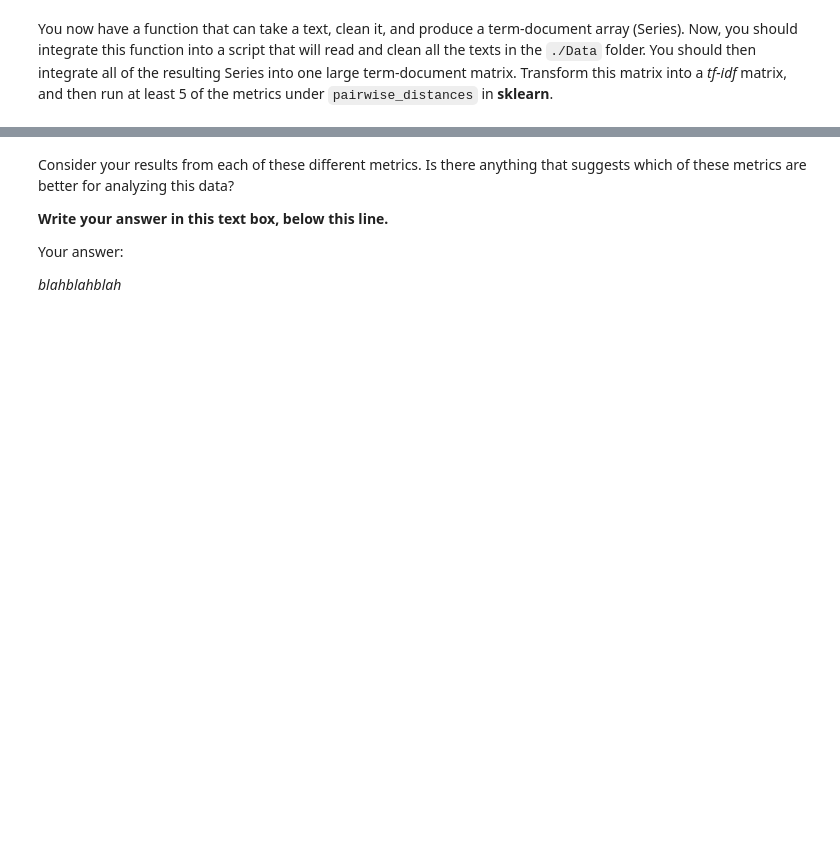
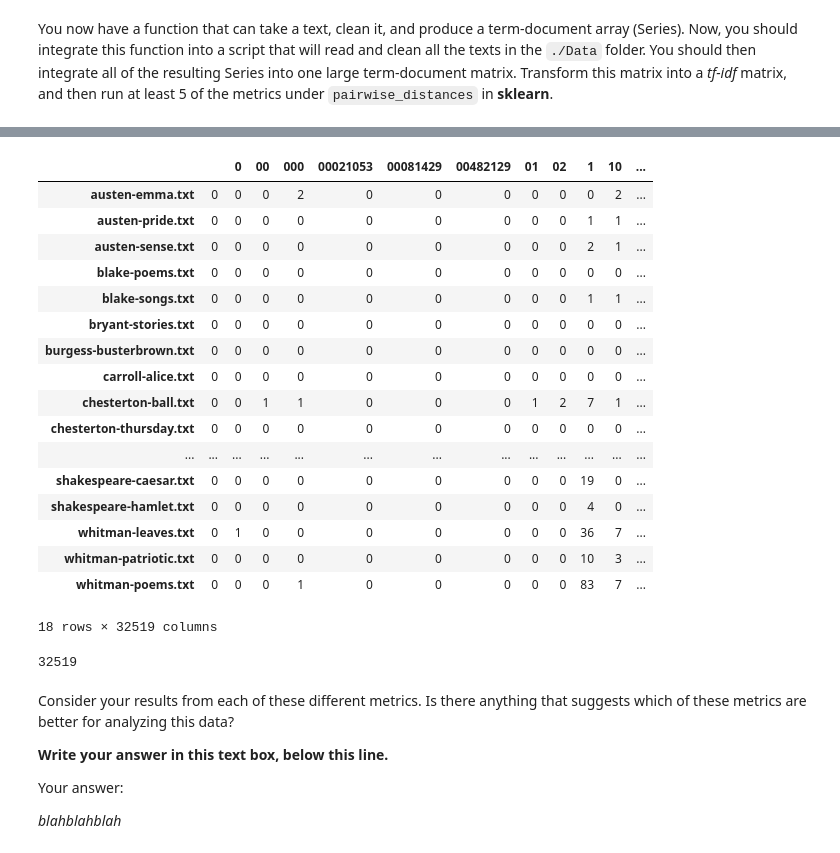
Before and after one commit to sonofmun/ESU-2014, a Jupyter notebook: Notebooks/1b - The Pandas Package.ipynb, the cells around one changed output, grey strips where cells are left out. Cells and saved outputs as stored; diff of their text form; code cells hidden in the pictures; blank space fills up the shorter version.

```diff
--- a/Notebooks/1b - The Pandas Package.ipynb
+++ b/Notebooks/1b - The Pandas Package.ipynb
@@ -40,10 +65,13 @@ __Quiz:__
 Below, write a short function that takes as its input a string of text and outputs a dictionary of word counts and a term-document Series.
 # %%
 sent2 = 'the bat hit the ball'
+from collections import Counter
+
 def td_Series(text):
     # insert your code here to create a count dictionary and a term-document vector for sent2
-
-    return d, s
+    counter = Counter(text.split())
+    return counter, pd.Series(counter)
 
 count_dict2, ser4 = td_Series(sent2)
 print(ser4)
+print(count_dict2)
@@ -142,6 +295,9 @@ Now its your turn.  There are many texts in the `Data` sub-directory in this dir
 # %%
 def split_txt(filename):
     # write your code here
+    with open(filename) as f:
+        my_file = f.read()
+    d, s = td_Series(my_file)
     return s
 
 emma_Series = split_txt('./Data/austen-emma.txt')
@@ -154,6 +333,14 @@ from string import punctuation
 import re
 def split_txt(filename):
     # write your code here
+    with open(filename, encoding = 'utf-8') as f:
+        my_file = f.read()
+    #lowercase here
+    my_file = my_file.lower()
+    #strip punctuation here
+    for c in punctuation:
+        my_file = my_file.replace(c, ' ')
+    d, s = td_Series(my_file)
     return s
 
 emma_Series = split_txt('./Data/austen-emma.txt')
@@ -168,0 +358,5 @@ print(len(problems))
+# %%
+series = {}
+for f in files:
+    split_txt(f)
+    series[f] = split_txt(f)
@@ -173,5 +409,36 @@ You now have a function that can take a text, clean it, and produce a term-docum
 # %%
 #Write your code here or in a separate .py file. __Make sure I know where to find your file!__
+from os import listdir
+
+texts = listdir('./Data')
+s_list = []
+for f in texts:
+    s_list.append(split_txt('/'.join(['./Data', f])))
+td_df = pd.DataFrame(s_list, index = texts).fillna(0)
+td_df
+# %% [output]
+|  |  | 0 | 00 | 000 | 00021053 | 00081429 | 00482129 | 01 | 02 | 1 | 10 | ... |
+| austen-emma.txt | 0 | 0 | 0 | 2 | 0 | 0 | 0 | 0 | 0 | 0 | 2 | ... |
+| austen-pride.txt | 0 | 0 | 0 | 0 | 0 | 0 | 0 | 0 | 0 | 1 | 1 | ... |
+| austen-sense.txt | 0 | 0 | 0 | 0 | 0 | 0 | 0 | 0 | 0 | 2 | 1 | ... |
+| blake-poems.txt | 0 | 0 | 0 | 0 | 0 | 0 | 0 | 0 | 0 | 0 | 0 | ... |
+| blake-songs.txt | 0 | 0 | 0 | 0 | 0 | 0 | 0 | 0 | 0 | 1 | 1 | ... |
+| bryant-stories.txt | 0 | 0 | 0 | 0 | 0 | 0 | 0 | 0 | 0 | 0 | 0 | ... |
+| burgess-busterbrown.txt | 0 | 0 | 0 | 0 | 0 | 0 | 0 | 0 | 0 | 0 | 0 | ... |
+| carroll-alice.txt | 0 | 0 | 0 | 0 | 0 | 0 | 0 | 0 | 0 | 0 | 0 | ... |
+| chesterton-ball.txt | 0 | 0 | 1 | 1 | 0 | 0 | 0 | 1 | 2 | 7 | 1 | ... |
+| chesterton-thursday.txt | 0 | 0 | 0 | 0 | 0 | 0 | 0 | 0 | 0 | 0 | 0 | ... |
+| ... | ... | ... | ... | ... | ... | ... | ... | ... | ... | ... | ... | ... |
+| shakespeare-caesar.txt | 0 | 0 | 0 | 0 | 0 | 0 | 0 | 0 | 0 | 19 | 0 | ... |
+| shakespeare-hamlet.txt | 0 | 0 | 0 | 0 | 0 | 0 | 0 | 0 | 0 | 4 | 0 | ... |
+| whitman-leaves.txt | 0 | 1 | 0 | 0 | 0 | 0 | 0 | 0 | 0 | 36 | 7 | ... |
+| whitman-patriotic.txt | 0 | 0 | 0 | 0 | 0 | 0 | 0 | 0 | 0 | 10 | 3 | ... |
+| whitman-poems.txt | 0 | 0 | 0 | 1 | 0 | 0 | 0 | 0 | 0 | 83 | 7 | ... |
+18 rows × 32519 columns
+# %%
+len(td_df.ix[0])
+# %% [output]
+32519
 # %% [markdown]
 Consider your results from each of these different metrics.  Is there anything that suggests which of these metrics are better for analyzing this data?
 
```
Also changed, not shown: parts of 34 cells of this notebook, 7 other files.
